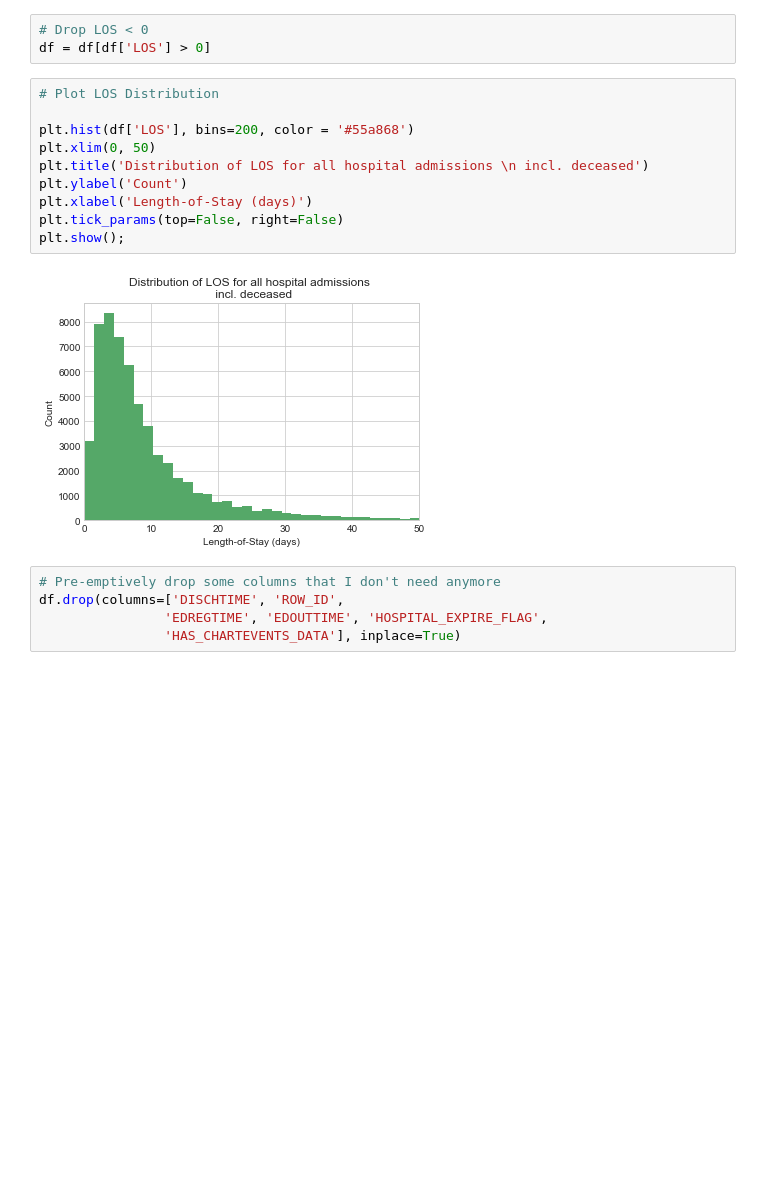
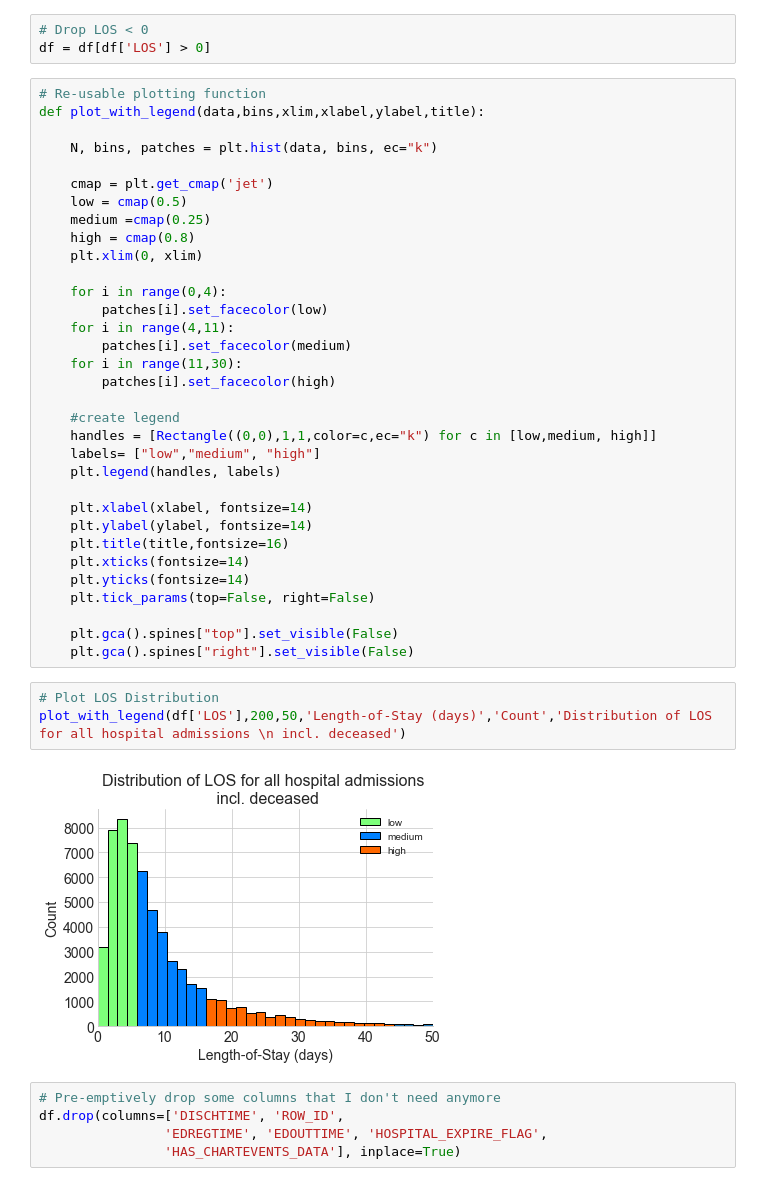
Before and after one commit to bashoori/Data-Science-Projects, a Jupyter notebook: Capstone_2/Part1_hospital_Length_of_Stay_prediction.ipynb, the cells around one changed output. Drawn from its saved outputs; the diff is of its cells as text; blank space fills up the shorter version.

Commit message:
plot is updated

```diff
--- a/Capstone_2/Part1_hospital_Length_of_Stay_prediction.ipynb
+++ b/Capstone_2/Part1_hospital_Length_of_Stay_prediction.ipynb
@@ -162,18 +184,44 @@ Name: LOS, dtype: float64
 # %%
 # Drop LOS < 0
 df = df[df['LOS'] > 0]
+# %%
+# Re-usable plotting function
+def plot_with_legend(data,bins,xlim,xlabel,ylabel,title):
+
+    N, bins, patches = plt.hist(data, bins, ec="k")
+
+    cmap = plt.get_cmap('jet')
+    low = cmap(0.5)
+    medium =cmap(0.25)
+    high = cmap(0.8)
+    plt.xlim(0, xlim)
+
+    for i in range(0,4):
+        patches[i].set_facecolor(low)
+    for i in range(4,11):
+        patches[i].set_facecolor(medium)
+    for i in range(11,30):
+        patches[i].set_facecolor(high)
+
+    #create legend
+    handles = [Rectangle((0,0),1,1,color=c,ec="k") for c in [low,medium, high]]
+    labels= ["low","medium", "high"]
+    plt.legend(handles, labels)
+
+    plt.xlabel(xlabel, fontsize=14)
+    plt.ylabel(ylabel, fontsize=14)
+    plt.title(title,fontsize=16)
+    plt.xticks(fontsize=14)
+    plt.yticks(fontsize=14)
+    plt.tick_params(top=False, right=False)
+
+    plt.gca().spines["top"].set_visible(False)
+    plt.gca().spines["right"].set_visible(False)
 # %%
 # Plot LOS Distribution
-
-plt.hist(df['LOS'], bins=200, color = '#55a868')
-plt.xlim(0, 50)
-plt.title('Distribution of LOS for all hospital admissions \n incl. deceased')
-plt.ylabel('Count')
-plt.xlabel('Length-of-Stay (days)')
-plt.tick_params(top=False, right=False)
-plt.show();
+plot_with_legend(df['LOS'],200,50,'Length-of-Stay (days)','Count','Distribution of LOS for all hospital admissions \n incl. deceased')
 # %% [output]
-[figure, old version]
+[figure, new version]
 # %%
 # Pre-emptively drop some columns that I don't need anymore
 df.drop(columns=['DISCHTIME', 'ROW_ID',
```
Also changed, not shown: parts of 5 cells of this notebook.
